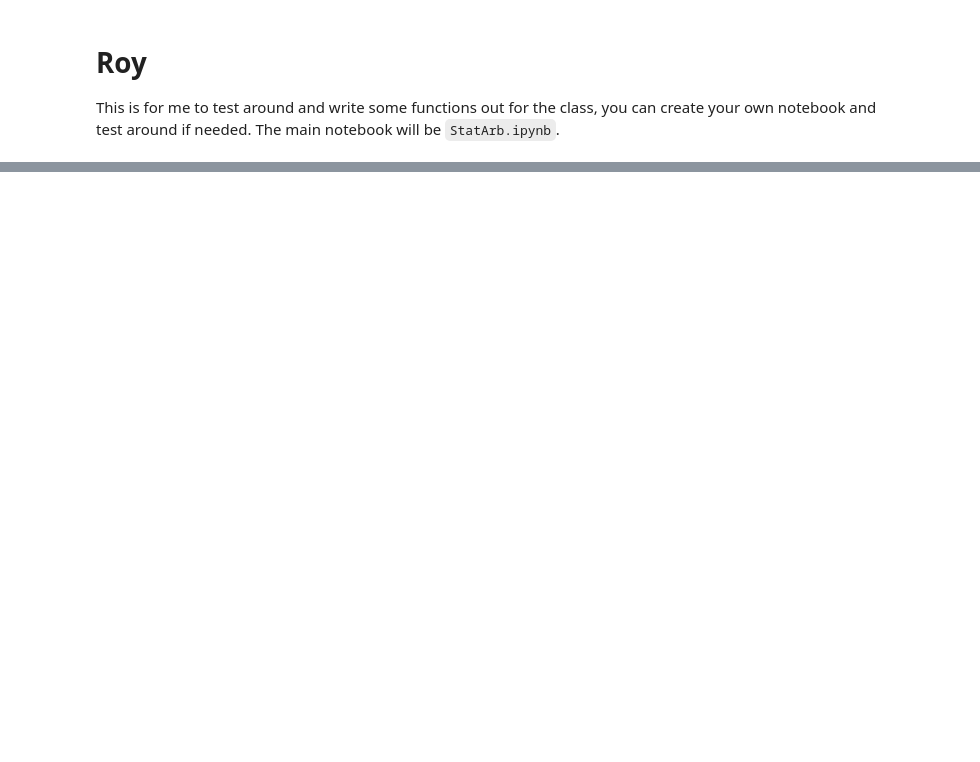
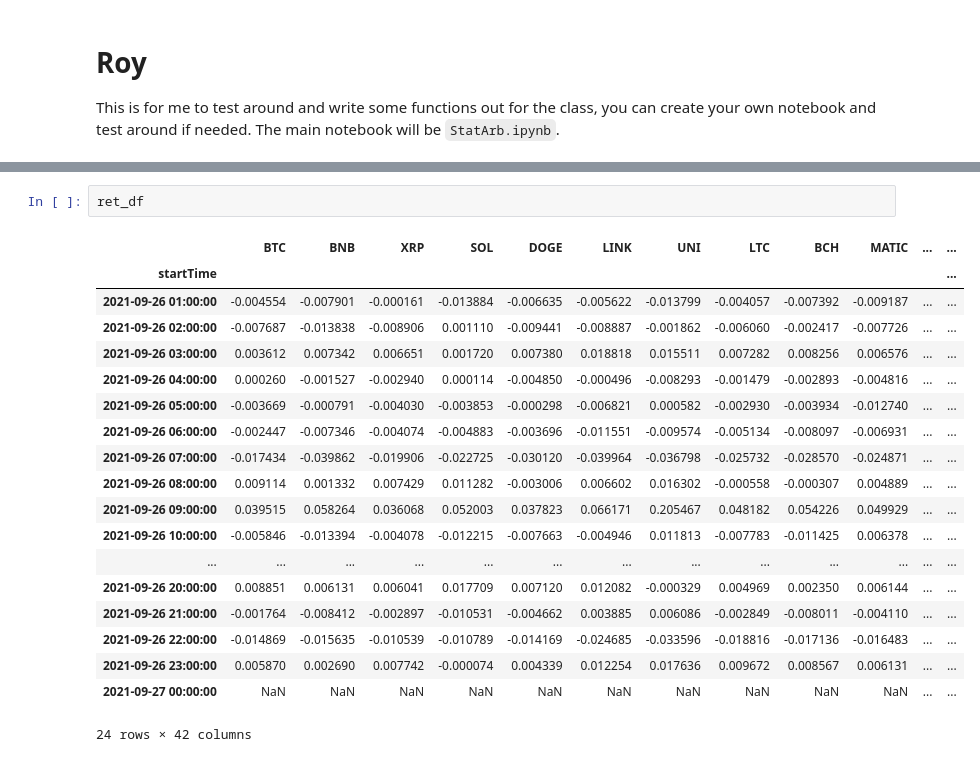
Before and after one commit to roymgabriel/6767-project3, a Jupyter notebook: roy_testing_notebook.ipynb, the cells around one changed output, grey strips where cells are left out. Saved outputs shown, nothing was run; the diff lists cells and outputs as text; blank space fills up the shorter version.

```diff
--- a/roy_testing_notebook.ipynb
+++ b/roy_testing_notebook.ipynb
@@ -91,0 +143,22 @@ B 3
+# %%
+ret_df
+# %% [output]
+|  | BTC | BNB | XRP | SOL | DOGE | LINK | UNI | LTC | BCH | MATIC | ... | ... |
+| startTime |  |  |  |  |  |  |  |  |  |  |  | ... |
+| 2021-09-26 01:00:00 | -0.004554 | -0.007901 | -0.000161 | -0.013884 | -0.006635 | -0.005622 | -0.013799 | -0.004057 | -0.007392 | -0.009187 | ... | ... |
+| 2021-09-26 02:00:00 | -0.007687 | -0.013838 | -0.008906 | 0.001110 | -0.009441 | -0.008887 | -0.001862 | -0.006060 | -0.002417 | -0.007726 | ... | ... |
+| 2021-09-26 03:00:00 | 0.003612 | 0.007342 | 0.006651 | 0.001720 | 0.007380 | 0.018818 | 0.015511 | 0.007282 | 0.008256 | 0.006576 | ... | ... |
+| 2021-09-26 04:00:00 | 0.000260 | -0.001527 | -0.002940 | 0.000114 | -0.004850 | -0.000496 | -0.008293 | -0.001479 | -0.002893 | -0.004816 | ... | ... |
+| 2021-09-26 05:00:00 | -0.003669 | -0.000791 | -0.004030 | -0.003853 | -0.000298 | -0.006821 | 0.000582 | -0.002930 | -0.003934 | -0.012740 | ... | ... |
+| 2021-09-26 06:00:00 | -0.002447 | -0.007346 | -0.004074 | -0.004883 | -0.003696 | -0.011551 | -0.009574 | -0.005134 | -0.008097 | -0.006931 | ... | ... |
+| 2021-09-26 07:00:00 | -0.017434 | -0.039862 | -0.019906 | -0.022725 | -0.030120 | -0.039964 | -0.036798 | -0.025732 | -0.028570 | -0.024871 | ... | ... |
+| 2021-09-26 08:00:00 | 0.009114 | 0.001332 | 0.007429 | 0.011282 | -0.003006 | 0.006602 | 0.016302 | -0.000558 | -0.000307 | 0.004889 | ... | ... |
+| 2021-09-26 09:00:00 | 0.039515 | 0.058264 | 0.036068 | 0.052003 | 0.037823 | 0.066171 | 0.205467 | 0.048182 | 0.054226 | 0.049929 | ... | ... |
+| 2021-09-26 10:00:00 | -0.005846 | -0.013394 | -0.004078 | -0.012215 | -0.007663 | -0.004946 | 0.011813 | -0.007783 | -0.011425 | 0.006378 | ... | ... |
+| ... | ... | ... | ... | ... | ... | ... | ... | ... | ... | ... | ... | ... |
+| 2021-09-26 20:00:00 | 0.008851 | 0.006131 | 0.006041 | 0.017709 | 0.007120 | 0.012082 | -0.000329 | 0.004969 | 0.002350 | 0.006144 | ... | ... |
+| 2021-09-26 21:00:00 | -0.001764 | -0.008412 | -0.002897 | -0.010531 | -0.004662 | 0.003885 | 0.006086 | -0.002849 | -0.008011 | -0.004110 | ... | ... |
+| 2021-09-26 22:00:00 | -0.014869 | -0.015635 | -0.010539 | -0.010789 | -0.014169 | -0.024685 | -0.033596 | -0.018816 | -0.017136 | -0.016483 | ... | ... |
+| 2021-09-26 23:00:00 | 0.005870 | 0.002690 | 0.007742 | -0.000074 | 0.004339 | 0.012254 | 0.017636 | 0.009672 | 0.008567 | 0.006131 | ... | ... |
+| 2021-09-27 00:00:00 | NaN | NaN | NaN | NaN | NaN | NaN | NaN | NaN | NaN | NaN | ... | ... |
+24 rows × 42 columns
```
Also changed, not shown: parts of 34 cells of this notebook, 4 other files.
